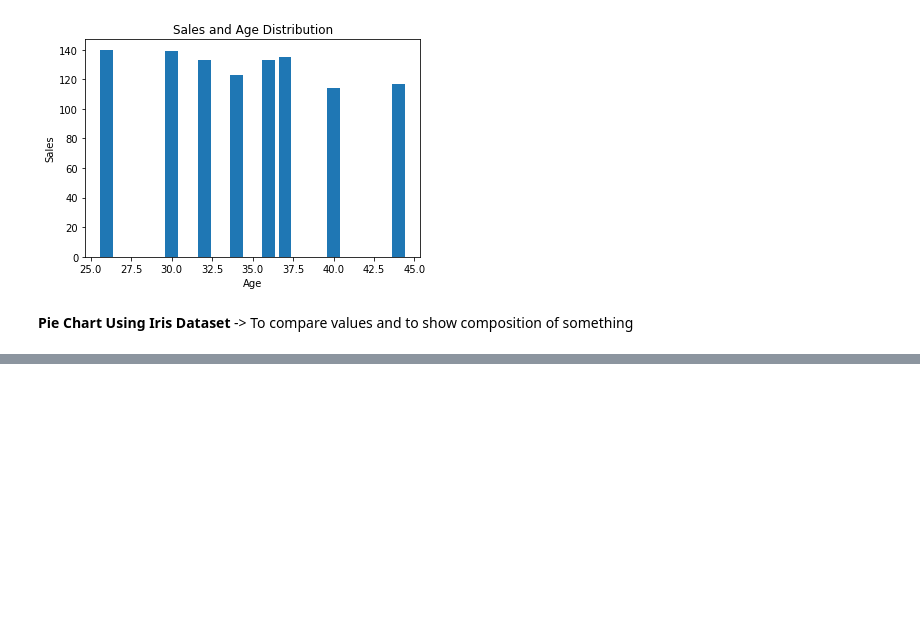
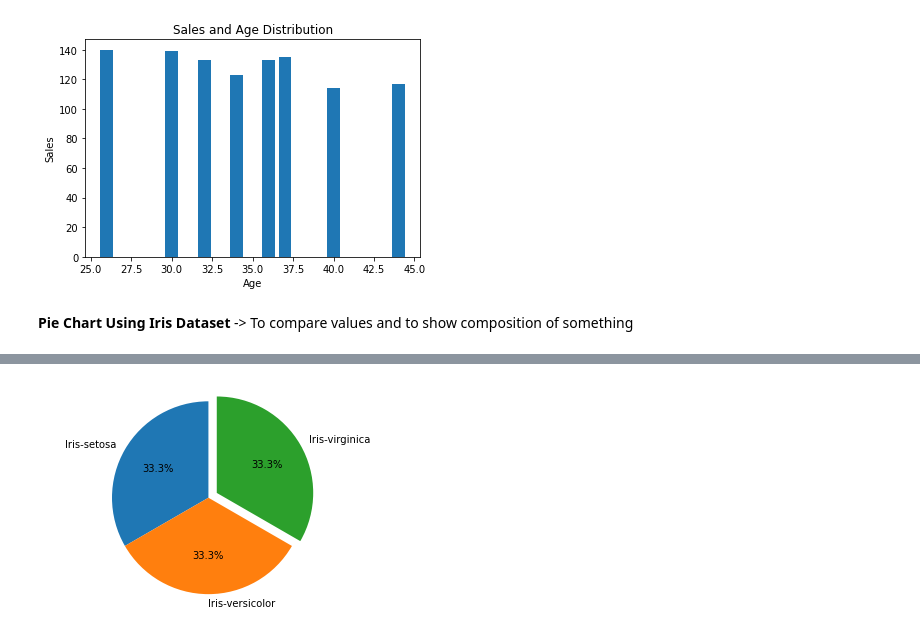
Before and after one commit to AyeshaAreej/Machine-Learning-Python-, a Jupyter notebook: Graphs.ipynb, the cells around one changed output, grey strips where cells are left out. Drawn from its saved outputs; the diff is of its cells as text; code cells hidden in the pictures; blank space fills up the shorter version.

```diff
--- a/Graphs.ipynb
+++ b/Graphs.ipynb
@@ -3,3 +8,5 @@
+# %%
+path='/content/drive/MyDrive/Colab Notebooks/datasets/IRIS.csv'
 # %%
 import matplotlib.pyplot as plt
 import numpy as np
@@ -87,3 +95,6 @@ plt.show()
 [figure]
 # %% [markdown]
 **Pie Chart Using Iris Dataset** -> To compare values and to show composition of something
+# %%
+data=pd.read_csv(path)
+data.head()
@@ -89,0 +108,15 @@ plt.show()
+# %%
+data['species'].unique()
+setosa=data[data['species']=='Iris-setosa']
+virginica=data[data['species']=='Iris-virginica']
+versicolor=data[data['species']=='Iris-versicolor']
+
+labels=data['species'].unique()
+sizes=[setosa.shape[0],versicolor.shape[0],virginica.shape[0]]
+explode=(0,0,0.1)
+fig,ax=plt.subplots()
+ax.pie(sizes, explode=explode,  labels=labels, autopct='%1.1f%%', startangle=90)
+ax.axis('equal')
+plt.show()
+# %% [output]
+[figure, added]
```
Also changed, not shown: parts of 5 cells of this notebook.
